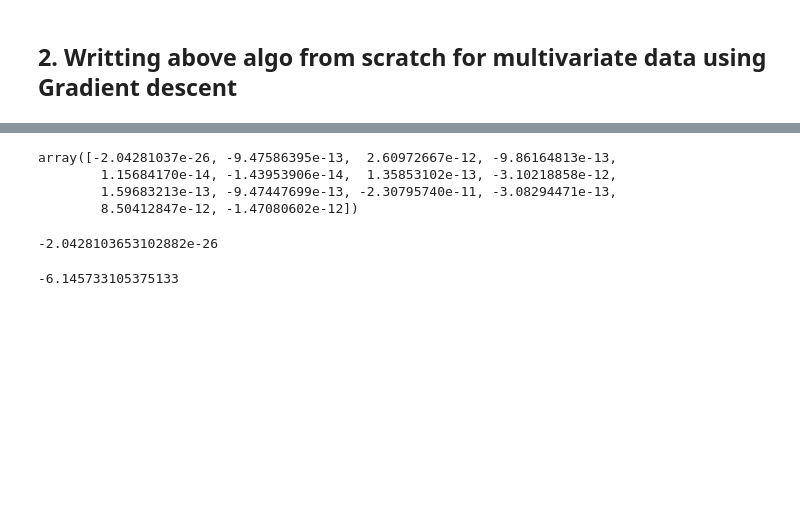
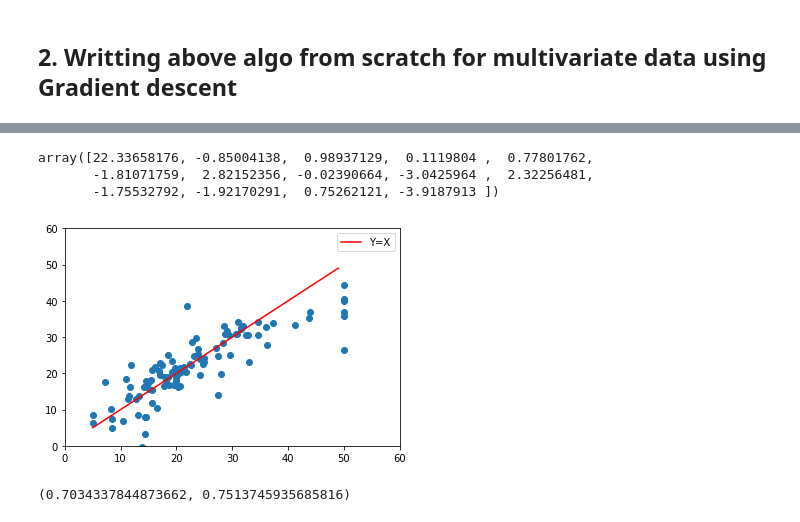
Before and after one commit to jugshaurya/Machine-Learning, a Jupyter notebook: Learn ML/01 - Supervised Learning/04_multivariate _LR.ipynb, the cells around one changed output, grey strips where cells are left out. Drawn from its saved outputs; the diff is of its cells as text; code cells hidden in the pictures; blank space fills up the shorter version.

Commit message:
multivariate regression problem solved
standarizaton/Normalization was the problem

```diff
--- a/Learn ML/01 - Supervised Learning/04_multivariate _LR.ipynb
+++ b/Learn ML/01 - Supervised Learning/04_multivariate _LR.ipynb
@@ -112,39 +114,41 @@ X_train.shape,Y_train.shape
 # %%
+
 # theta will be np.array([theta0,theta1,.............,thetaN])
+def error(X,Y,theta):
+    hx = hypothesis(X,theta)
+    return (0.5) * np.sum((hx-Y)**2)
 
 def hypothesis(X,theta):
     # returning h(Xi) for each sample (Xi) hence returning an array of size X.shape[0]
-    return np.sum(X*theta[1:], axis=1) + theta[0]
+    data = np.sum(X*theta[1:], axis=1) + theta[0]
+    return data
+
 
 def gradient(X,Y,theta):
     grad = np.zeros(X.shape[1]+1) # n-featured data have (n+1) parameters.
     hx = hypothesis(X,theta)
     grad[0] = np.sum((hx-Y))
+
     for i in range(1,len(grad)) :
         # d(cost) / d(theta[i]) = sum((hx-y)*x[i])
-        grad[i] = np.sum((hx-Y)*(X[:,i-1]))
+        grad[i] = np.sum( (hx-Y) * X[:,i-1])
     return grad
 
 
-def error(X,Y,theta):
-    hx = hypothesis(X,theta)
-    return np.sum((hx-Y)**2)
+def gradientDescent_multivariate(X,Y,learning_rate=0.0001):
 
-def gradientDescent_multivariate(X,Y,learning_rate=0.0000000000001):
     theta = np.zeros(X.shape[1]+1)
-    grad = gradient(X,Y,theta)
-
     error_list = []
     err = error(X,Y,theta)
     error_list.append(err)
 
     while True:
+        grad = gradient(X,Y,theta)
         theta = theta - learning_rate * grad
         err = error(X,Y,theta)
-#         print(err)
-        temp = abs(err - error_list[-1])
-        if temp < 0.0001:
+        error_change = abs(err - error_list[-1])
+        error_list.append(err)
+        if error_change < 0.00001:
             break
-        error_list.append(err)
 
-    return theta
+    return theta,error_list
@@ -155,0 +155,8 @@ tht = gradientDescent_multivariate(X_train_nor,Y_train_nor)
+# %%
+# using sklearn to do the scaling data
+from sklearn.preprocessing import StandardScaler
+sd=StandardScaler()
+X = sd.fit_transform(X)
+# %%
+# 1. splitting data in training and test part
+X_train,X_test,Y_train,Y_test = train_test_split(X,Y,test_size=0.2,random_state=101) # splitting exactly same as we did above
@@ -156,12 +169,9 @@ tht = gradientDescent_multivariate(X_train_nor,Y_train_nor)
+# %%
+tht,error_list = gradientDescent_multivariate(X_train,Y_train)
 # %%
 # intercept
 tht
 # %% [output]
-array([-2.04281037e-26, -9.47586395e-13,  2.60972667e-12, -9.86164813e-13,
-        1.15684170e-14, -1.43953906e-14,  1.35853102e-13, -3.10218858e-12,
-        1.59683213e-13, -9.47447699e-13, -2.30795740e-11, -3.08294471e-13,
-        8.50412847e-12, -1.47080602e-12])
+array([22.33658176, -0.85004138,  0.98937129,  0.1119804 ,  0.77801762,
+       -1.81071759,  2.82152356, -0.02390664, -3.0425964 ,  2.32256481,
+       -1.75532792, -1.92170291,  0.75262121, -3.9187913 ])
-# %%
-tht[0]
-# %% [output]
--2.0428103653102882e-26
@@ -170,2 +178,11 @@ from sklearn.metrics import r2_score as ss
 # %%
 Y_pred = hypothesis(X_test,tht)
+# %%
+plt.scatter(Y_test,Y_pred)
+ranger = np.arange(5,50)
+plt.plot(ranger,ranger,'r',label = 'Y=X')
+plt.axis([0,60,0,60])
+plt.legend()
+plt.show()
+# %% [output]
+[figure, added]
@@ -172,4 +191,2 @@ Y_pred = hypothesis(X_test,tht)
 # %%
-ss(Y_test,Y_pred)
+test_score = r2_score(Y_test,Y_pred)
-# %% [output]
--6.145733105375133
@@ -175,0 +197,4 @@ ss(Y_test,Y_pred)
+# %%
+test_score,train_score # same as we got from sklearn
+# %% [output]
+(0.7034337844873662, 0.7513745935685816)
```
Also changed, not shown: parts of 25 cells of this notebook, 1 other file.
